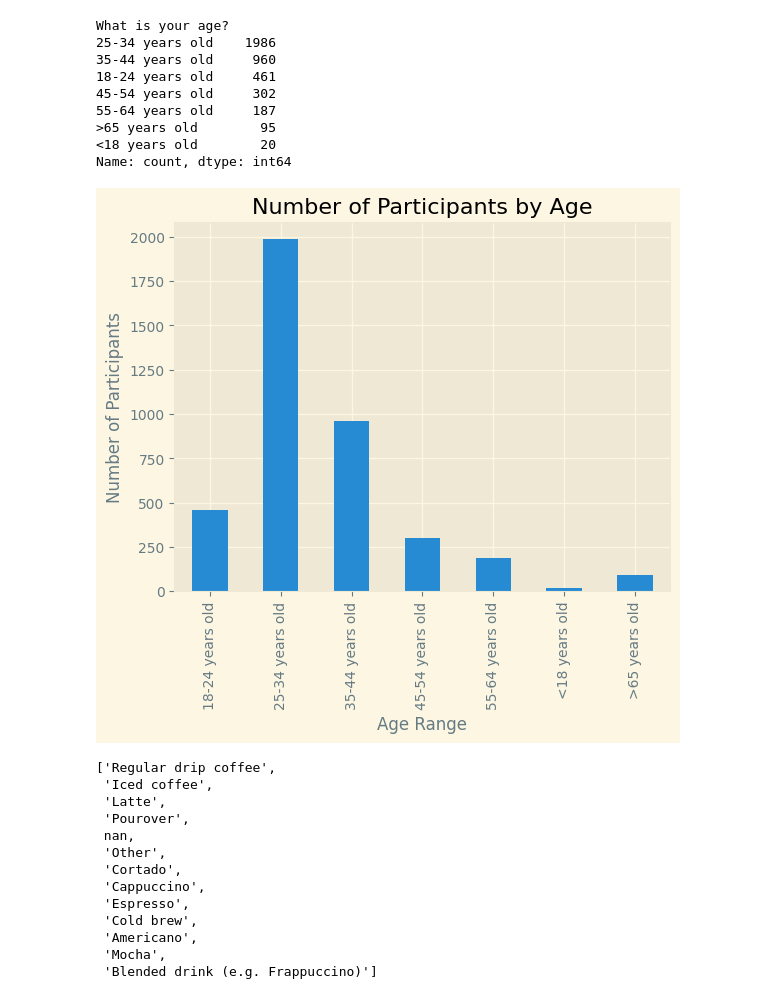
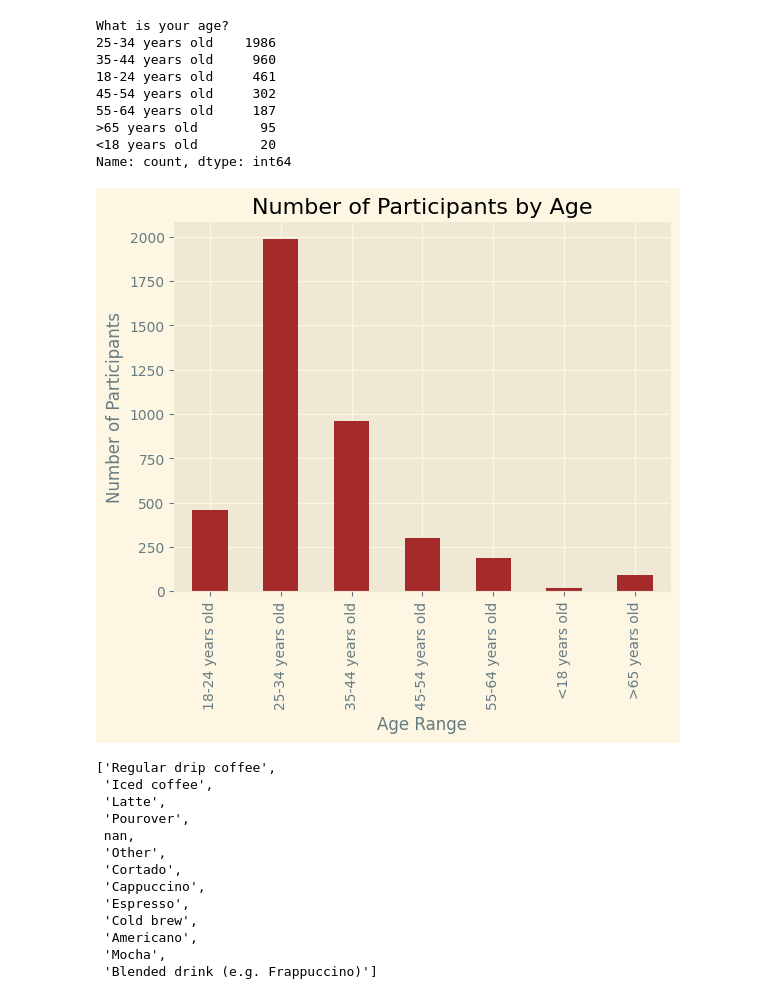
Before and after one commit to peterjungers/coffee_survey, a Jupyter notebook: coffee_survey.ipynb, the cells around one changed output. Saved outputs shown, nothing was run; the diff lists cells and outputs as text; code cells hidden in the pictures.

Commit message:
Working on age graph styles

```diff
--- a/coffee_survey.ipynb
+++ b/coffee_survey.ipynb
@@ -54,18 +54,19 @@ What is your age?
 <18 years old        20
 Name: count, dtype: int64
 # %%
-age_range_counts = (df["What is your age?"].value_counts().sort_index().plot(kind="bar"))
+age_col_value_counts = (df["What is your age?"].value_counts())
+age_graph = (age_col_value_counts.sort_index().plot(kind="bar", color="brown"))
 
 plt.xlabel("Age Range")
 plt.ylabel("Number of Participants")
 plt.title("Number of Participants by Age")
 
 plt.style.use("Solarize_Light2")
 plt.grid(True)
 
 # plt.savefig("age.png")
 # %% [output]
-[figure, old version]
+[figure, new version]
 # %%
 df["What is your favorite coffee drink?"].unique()
 # %% [output]
```
